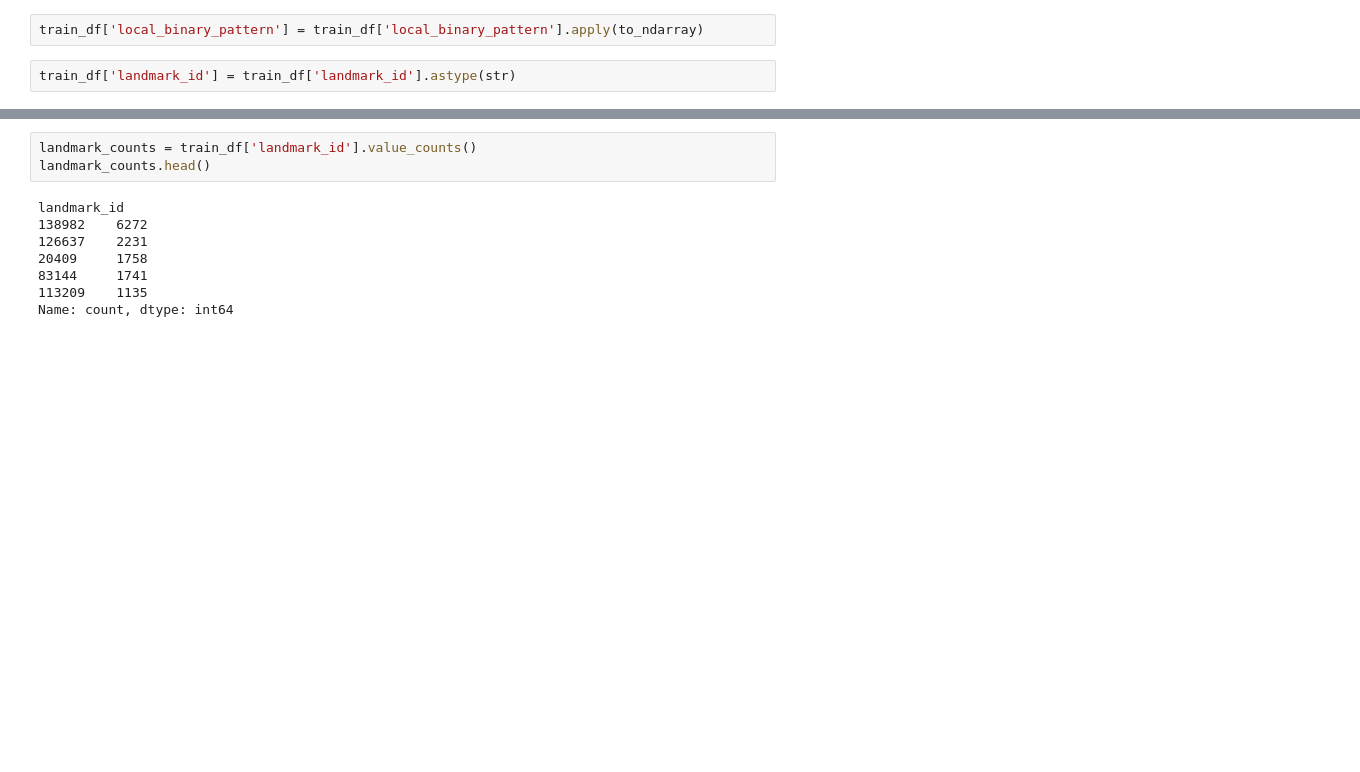
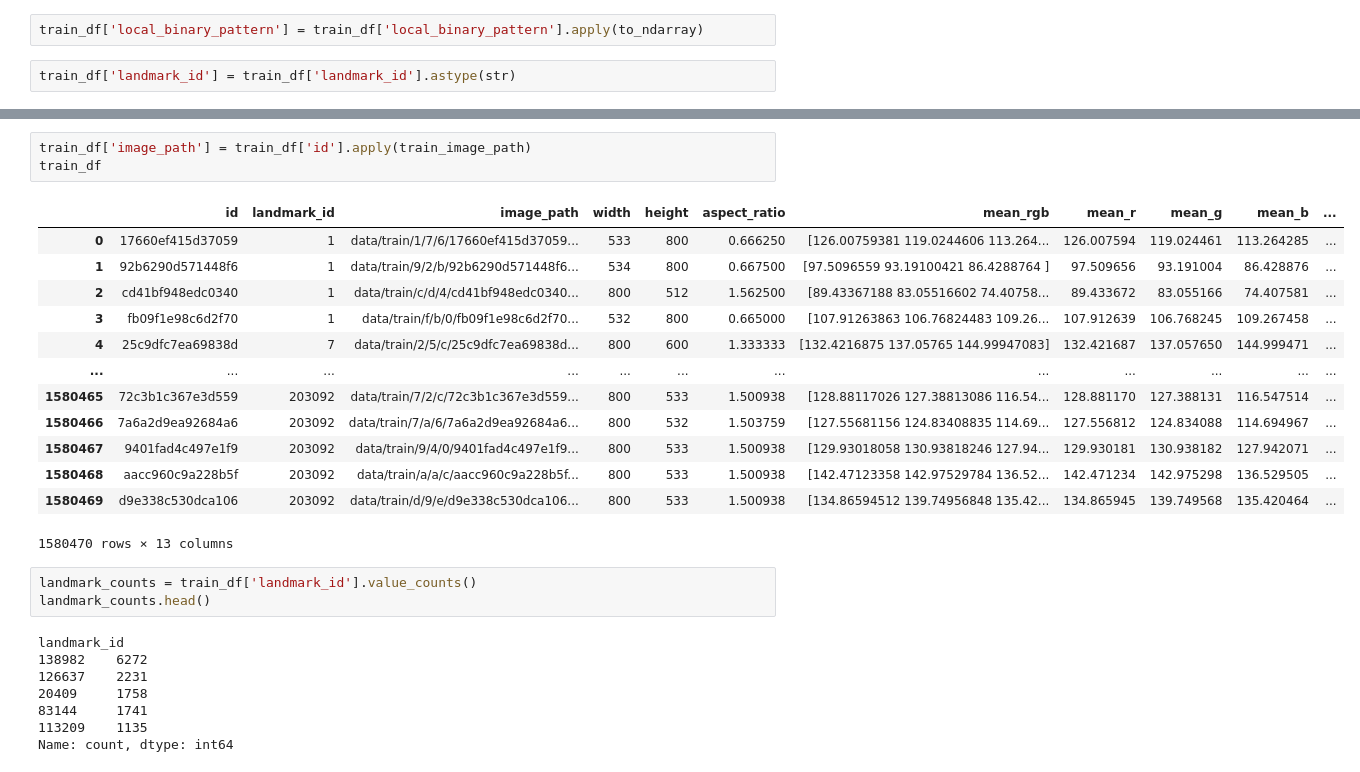
Before and after one commit to mattdabit/landmarks, a Jupyter notebook: eda.ipynb, the cells around one changed output, grey strips where cells are left out. Cells and saved outputs as stored; diff of their text form; blank space fills up the shorter version.

```diff
--- a/eda.ipynb
+++ b/eda.ipynb
@@ -51,3 +72,20 @@ train_df['landmark_id'] = train_df['landmark_id'].astype(str)
+# %%
+train_df['image_path'] = train_df['id'].apply(train_image_path)
+train_df
+# %% [output]
+|  | id | landmark_id | image_path | width | height | aspect_ratio | mean_rgb | mean_r | mean_g | mean_b | ... |
+| 0 | 17660ef415d37059 | 1 | data/train/1/7/6/17660ef415d37059... | 533 | 800 | 0.666250 | [126.00759381 119.0244606 113.264... | 126.007594 | 119.024461 | 113.264285 | ... |
+| 1 | 92b6290d571448f6 | 1 | data/train/9/2/b/92b6290d571448f6... | 534 | 800 | 0.667500 | [97.5096559 93.19100421 86.4288764 ] | 97.509656 | 93.191004 | 86.428876 | ... |
+| 2 | cd41bf948edc0340 | 1 | data/train/c/d/4/cd41bf948edc0340... | 800 | 512 | 1.562500 | [89.43367188 83.05516602 74.40758... | 89.433672 | 83.055166 | 74.407581 | ... |
+| 3 | fb09f1e98c6d2f70 | 1 | data/train/f/b/0/fb09f1e98c6d2f70... | 532 | 800 | 0.665000 | [107.91263863 106.76824483 109.26... | 107.912639 | 106.768245 | 109.267458 | ... |
+| 4 | 25c9dfc7ea69838d | 7 | data/train/2/5/c/25c9dfc7ea69838d... | 800 | 600 | 1.333333 | [132.4216875 137.05765 144.99947083] | 132.421687 | 137.057650 | 144.999471 | ... |
+| ... | ... | ... | ... | ... | ... | ... | ... | ... | ... | ... | ... |
+| 1580465 | 72c3b1c367e3d559 | 203092 | data/train/7/2/c/72c3b1c367e3d559... | 800 | 533 | 1.500938 | [128.88117026 127.38813086 116.54... | 128.881170 | 127.388131 | 116.547514 | ... |
+| 1580466 | 7a6a2d9ea92684a6 | 203092 | data/train/7/a/6/7a6a2d9ea92684a6... | 800 | 532 | 1.503759 | [127.55681156 124.83408835 114.69... | 127.556812 | 124.834088 | 114.694967 | ... |
+| 1580467 | 9401fad4c497e1f9 | 203092 | data/train/9/4/0/9401fad4c497e1f9... | 800 | 533 | 1.500938 | [129.93018058 130.93818246 127.94... | 129.930181 | 130.938182 | 127.942071 | ... |
+| 1580468 | aacc960c9a228b5f | 203092 | data/train/a/a/c/aacc960c9a228b5f... | 800 | 533 | 1.500938 | [142.47123358 142.97529784 136.52... | 142.471234 | 142.975298 | 136.529505 | ... |
+| 1580469 | d9e338c530dca106 | 203092 | data/train/d/9/e/d9e338c530dca106... | 800 | 533 | 1.500938 | [134.86594512 139.74956848 135.42... | 134.865945 | 139.749568 | 135.420464 | ... |
+1580470 rows × 13 columns
 # %%
 landmark_counts = train_df['landmark_id'].value_counts()
 landmark_counts.head()
```
Also changed, not shown: parts of 12 cells of this notebook.
